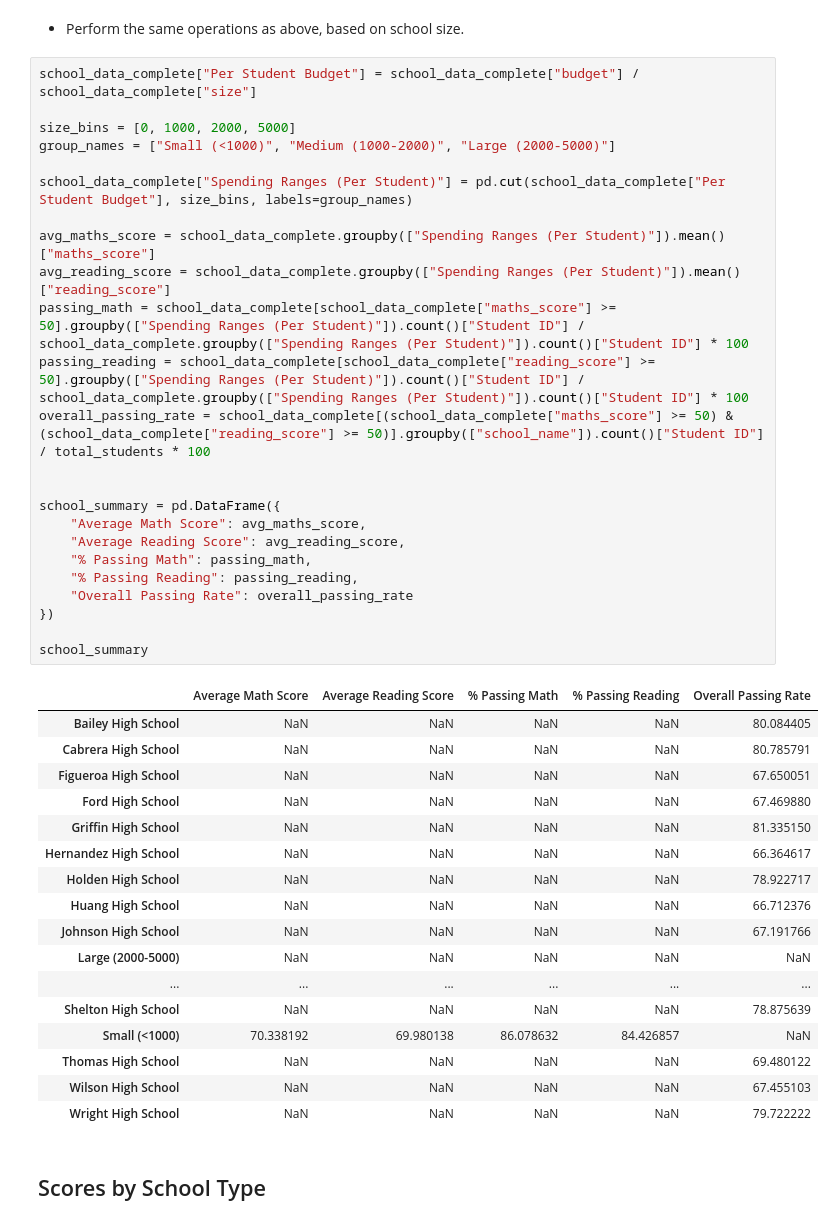
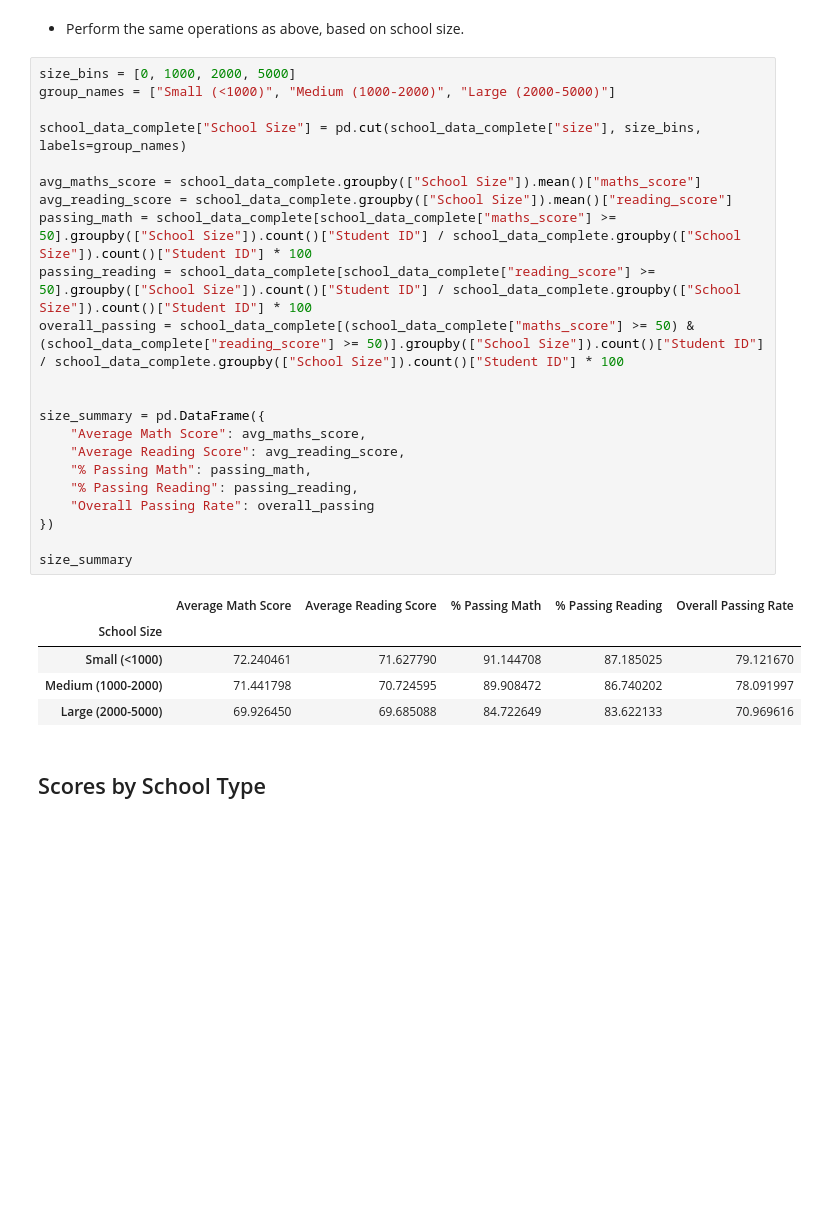
Before and after one commit to Kongfufack/pandas-challenge, a Jupyter notebook: PyCitySchools/PyCitySchools.ipynb, the cells around one changed output. Saved outputs shown, nothing was run; the diff lists cells and outputs as text; blank space fills up the shorter version.

```diff
--- a/PyCitySchools/PyCitySchools.ipynb
+++ b/PyCitySchools/PyCitySchools.ipynb
@@ -314,47 +313,33 @@ school_summary
 # %% [markdown]
 * Perform the same operations as above, based on school size.
 # %%
-school_data_complete["Per Student Budget"] = school_data_complete["budget"] / school_data_complete["size"]
-
 size_bins = [0, 1000, 2000, 5000]
 group_names = ["Small (<1000)", "Medium (1000-2000)", "Large (2000-5000)"]
 
-school_data_complete["Spending Ranges (Per Student)"] = pd.cut(school_data_complete["Per Student Budget"], size_bins, labels=group_names)
+school_data_complete["School Size"] = pd.cut(school_data_complete["size"], size_bins, labels=group_names)
 
-avg_maths_score = school_data_complete.groupby(["Spending Ranges (Per Student)"]).mean()["maths_score"]
-avg_reading_score = school_data_complete.groupby(["Spending Ranges (Per Student)"]).mean()["reading_score"]
-passing_math = school_data_complete[school_data_complete["maths_score"] >= 50].groupby(["Spending Ranges (Per Student)"]).count()["Student ID"] / school_data_complete.groupby(["Spending Ranges (Per Student)"]).count()["Student ID"] * 100
-passing_reading = school_data_complete[school_data_complete["reading_score"] >= 50].groupby(["Spending Ranges (Per Student)"]).count()["Student ID"] / school_data_complete.groupby(["Spending Ranges (Per Student)"]).count()["Student ID"] * 100
-overall_passing_rate = school_data_complete[(school_data_complete["maths_score"] >= 50) & (school_data_complete["reading_score"] >= 50)].groupby(["school_name"]).count()["Student ID"] / total_students * 100
+avg_maths_score = school_data_complete.groupby(["School Size"]).mean()["maths_score"]
+avg_reading_score = school_data_complete.groupby(["School Size"]).mean()["reading_score"]
+passing_math = school_data_complete[school_data_complete["maths_score"] >= 50].groupby(["School Size"]).count()["Student ID"] / school_data_complete.groupby(["School Size"]).count()["Student ID"] * 100
+passing_reading = school_data_complete[school_data_complete["reading_score"] >= 50].groupby(["School Size"]).count()["Student ID"] / school_data_complete.groupby(["School Size"]).count()["Student ID"] * 100
+overall_passing = school_data_complete[(school_data_complete["maths_score"] >= 50) & (school_data_complete["reading_score"] >= 50)].groupby(["School Size"]).count()["Student ID"] / school_data_complete.groupby(["School Size"]).count()["Student ID"] * 100
 
 
-school_summary = pd.DataFrame({
+size_summary = pd.DataFrame({
     "Average Math Score": avg_maths_score,
     "Average Reading Score": avg_reading_score,
     "% Passing Math": passing_math,
     "% Passing Reading": passing_reading,
-    "Overall Passing Rate": overall_passing_rate
+    "Overall Passing Rate": overall_passing
 })
 
-school_summary
+size_summary
 # %% [output]
 |  | Average Math Score | Average Reading Score | % Passing Math | % Passing Reading | Overall Passing Rate |
-| Bailey High School | NaN | NaN | NaN | NaN | 80.084405 |
-| Cabrera High School | NaN | NaN | NaN | NaN | 80.785791 |
-| Figueroa High School | NaN | NaN | NaN | NaN | 67.650051 |
-| Ford High School | NaN | NaN | NaN | NaN | 67.469880 |
-| Griffin High School | NaN | NaN | NaN | NaN | 81.335150 |
-| Hernandez High School | NaN | NaN | NaN | NaN | 66.364617 |
-| Holden High School | NaN | NaN | NaN | NaN | 78.922717 |
-| Huang High School | NaN | NaN | NaN | NaN | 66.712376 |
-| Johnson High School | NaN | NaN | NaN | NaN | 67.191766 |
-| Large (2000-5000) | NaN | NaN | NaN | NaN | NaN |
-| ... | ... | ... | ... | ... | ... |
-| Shelton High School | NaN | NaN | NaN | NaN | 78.875639 |
-| Small (<1000) | 70.338192 | 69.980138 | 86.078632 | 84.426857 | NaN |
-| Thomas High School | NaN | NaN | NaN | NaN | 69.480122 |
-| Wilson High School | NaN | NaN | NaN | NaN | 67.455103 |
-| Wright High School | NaN | NaN | NaN | NaN | 79.722222 |
+| School Size |  |  |  |  |  |
+| Small (<1000) | 72.240461 | 71.627790 | 91.144708 | 87.185025 | 79.121670 |
+| Medium (1000-2000) | 71.441798 | 70.724595 | 89.908472 | 86.740202 | 78.091997 |
+| Large (2000-5000) | 69.926450 | 69.685088 | 84.722649 | 83.622133 | 70.969616 |
 # %% [markdown]
 ## Scores by School Type
 # %% [markdown]
```
Also changed, not shown: parts of 3 cells of this notebook.
